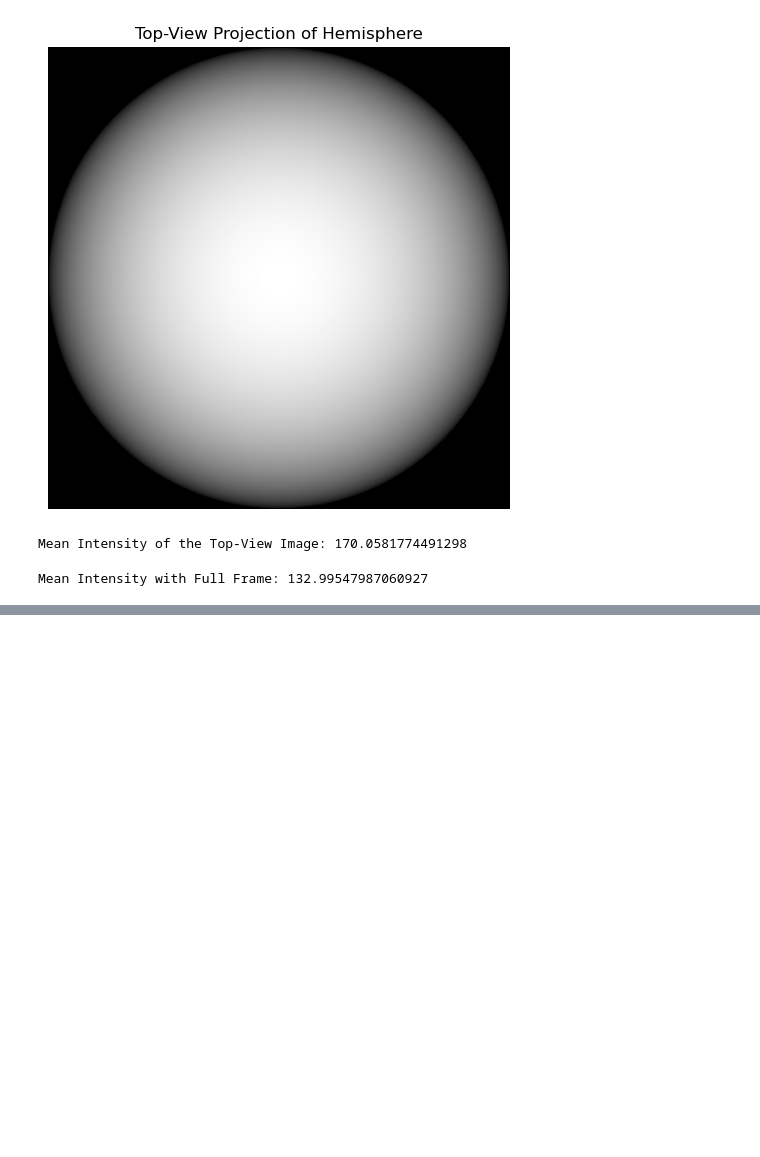
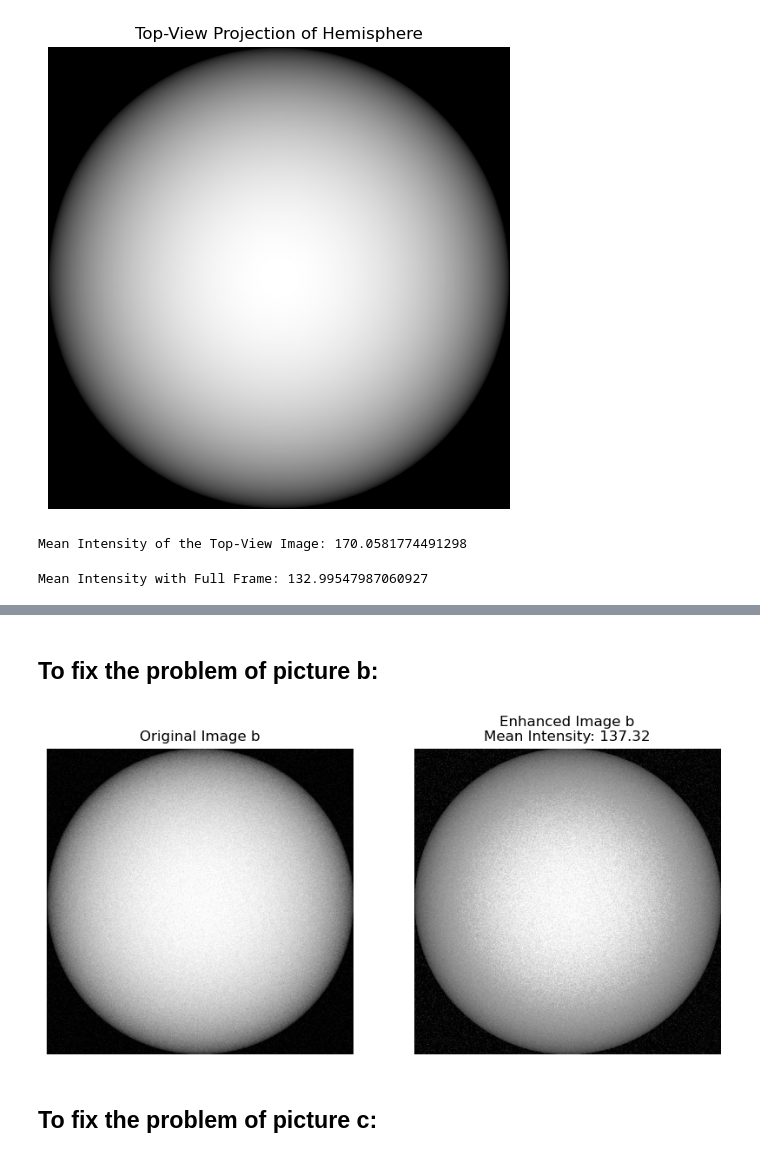
Before and after one commit to mjmousavi97/Image-processing-TehranUni-2025, a Jupyter notebook: HW2/main.ipynb, the cells around one changed output, grey strips where cells are left out. Saved outputs shown, nothing was run; the diff lists cells and outputs as text; code cells hidden in the pictures; blank space fills up the shorter version.

```diff
--- a/HW2/main.ipynb
+++ b/HW2/main.ipynb
@@ -105,0 +167,23 @@ Mean Intensities of Original Images: {'a': 134.90629959106445, 'b': 148.18797683
+# %% [markdown]
+## To fix the problem of picture b:
+# %%
+enhanced_img = piecewise_linear_contrast(images['b'], 30, 50, 200, 170)
+
+# Compute mean intensity of the enhanced image
+mean_intensity = np.mean(enhanced_img)
+
+# Display original and enhanced images
+fig, axes = plt.subplots(1, 2, figsize=(10, 5))
+axes[0].imshow(images['b'], cmap='gray')
+axes[0].set_title("Original Image b")
+axes[0].axis("off")
+
+axes[1].imshow(enhanced_img, cmap='gray')
+axes[1].set_title(f"Enhanced Image b\nMean Intensity: {mean_intensity:.2f}")
+axes[1].axis("off")
+
+plt.show()
+# %% [output]
+[figure, added]
+# %% [markdown]
+## To fix the problem of picture c:
```
Also changed, not shown: parts of 14 cells of this notebook.
